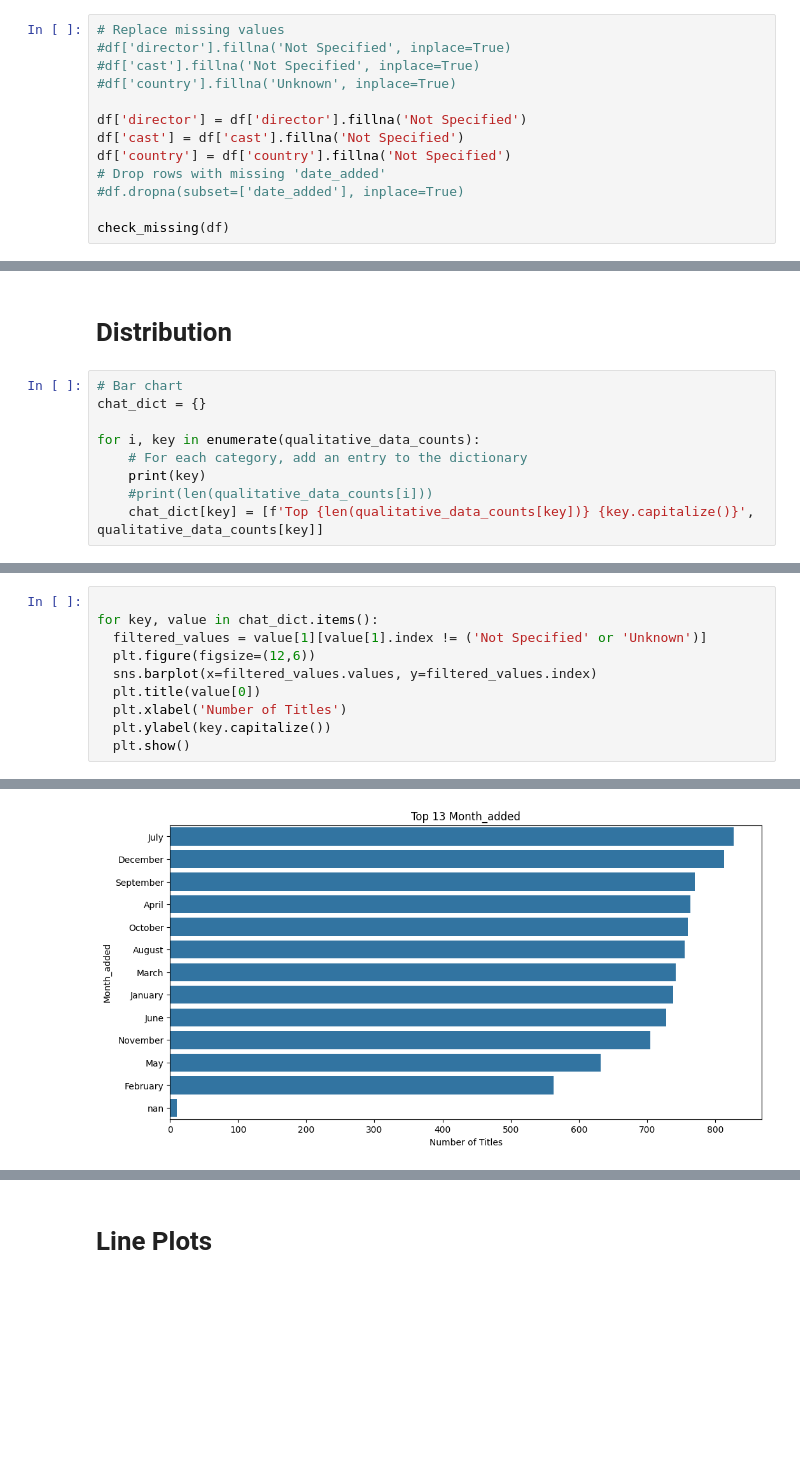
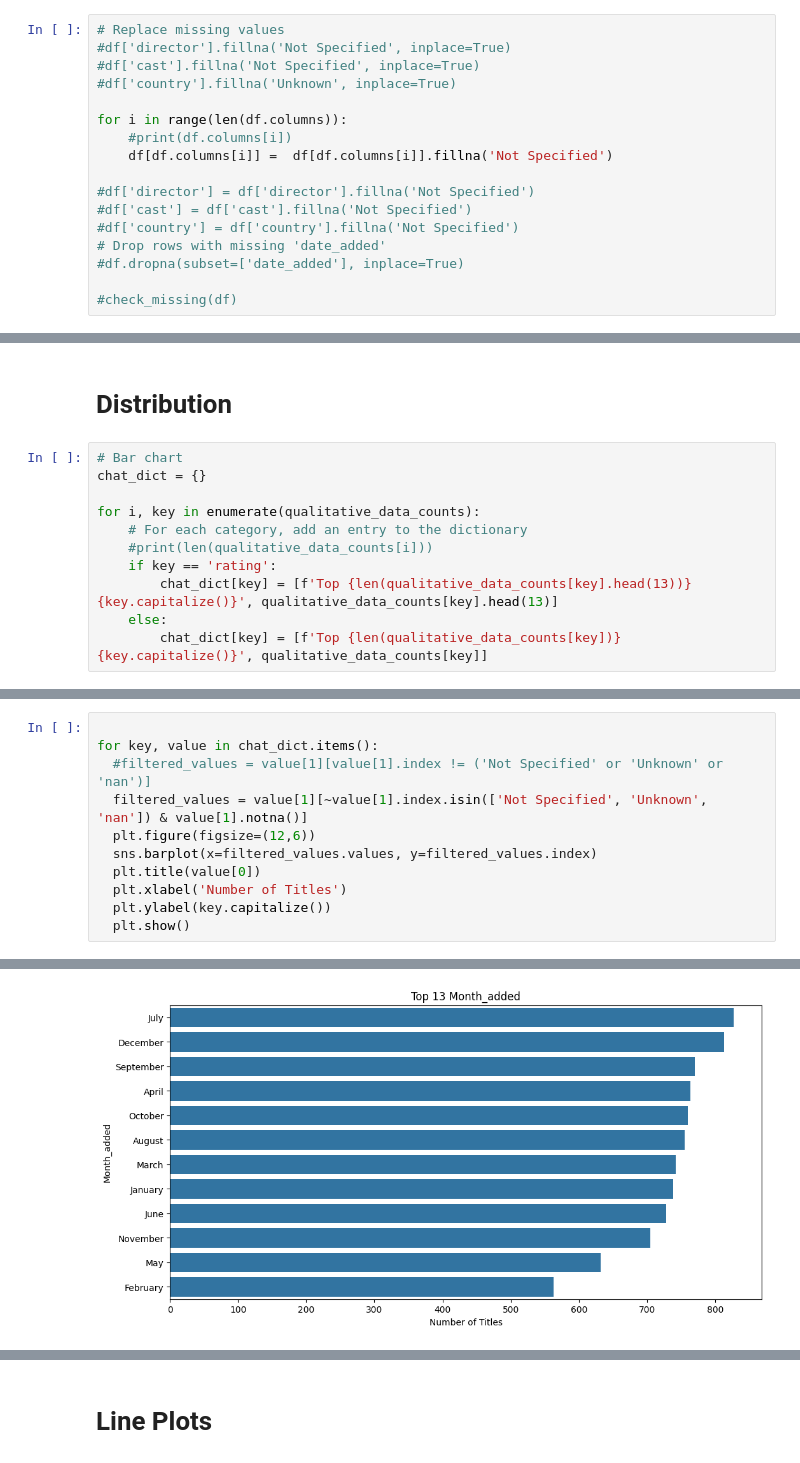
Before and after one commit to GordonOboh-MonU/CS628, a Jupyter notebook: MidTerm.ipynb, the cells around one changed output, grey strips where cells are left out. Cells and saved outputs as stored; diff of their text form; blank space fills up the shorter version.

Commit message:
more charts

```diff
--- a/MidTerm.ipynb
+++ b/MidTerm.ipynb
@@ -54,10 +54,14 @@ Total Number of missing values is 4307
 #df['cast'].fillna('Not Specified', inplace=True)
 #df['country'].fillna('Unknown', inplace=True)
 
-df['director'] = df['director'].fillna('Not Specified')
-df['cast'] = df['cast'].fillna('Not Specified')
-df['country'] = df['country'].fillna('Not Specified')
+for i in range(len(df.columns)):
+    #print(df.columns[i])
+    df[df.columns[i]] =  df[df.columns[i]].fillna('Not Specified')
+
+#df['director'] = df['director'].fillna('Not Specified')
+#df['cast'] = df['cast'].fillna('Not Specified')
+#df['country'] = df['country'].fillna('Not Specified')
 # Drop rows with missing 'date_added'
 #df.dropna(subset=['date_added'], inplace=True)
 
-check_missing(df)
+#check_missing(df)
@@ -200,6 +196,8 @@ chat_dict = {}
 
 for i, key in enumerate(qualitative_data_counts):
     # For each category, add an entry to the dictionary
-    print(key)
     #print(len(qualitative_data_counts[i]))
-    chat_dict[key] = [f'Top {len(qualitative_data_counts[key])} {key.capitalize()}', qualitative_data_counts[key]]
+    if key == 'rating':
+        chat_dict[key] = [f'Top {len(qualitative_data_counts[key].head(13))} {key.capitalize()}', qualitative_data_counts[key].head(13)]
+    else:
+        chat_dict[key] = [f'Top {len(qualitative_data_counts[key])} {key.capitalize()}', qualitative_data_counts[key]]
@@ -218,7 +204,8 @@ year_added
 # %%
 
 for key, value in chat_dict.items():
-  filtered_values = value[1][value[1].index != ('Not Specified' or 'Unknown')]
+  #filtered_values = value[1][value[1].index != ('Not Specified' or 'Unknown' or 'nan')]
+  filtered_values = value[1][~value[1].index.isin(['Not Specified', 'Unknown', 'nan']) & value[1].notna()]
   plt.figure(figsize=(12,6))
   sns.barplot(x=filtered_values.values, y=filtered_values.index)
   plt.title(value[0])
@@ -235,3 +222,3 @@ for key, value in chat_dict.items():
 [figure]
 [figure]
-[figure, old version]
+[figure, new version]
```
Also changed, not shown: parts of 16 cells of this notebook.
